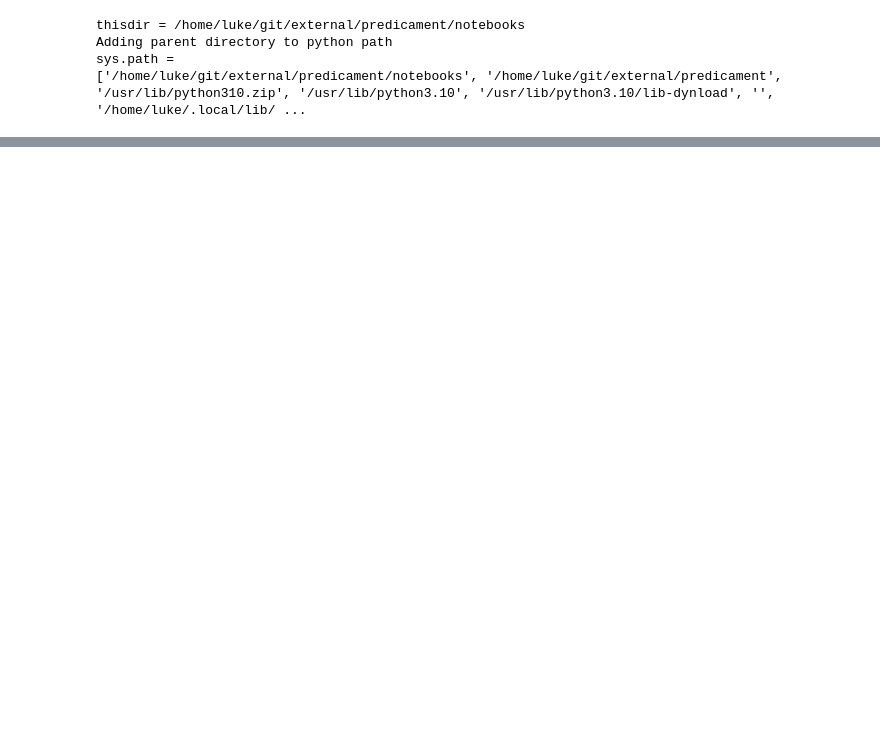
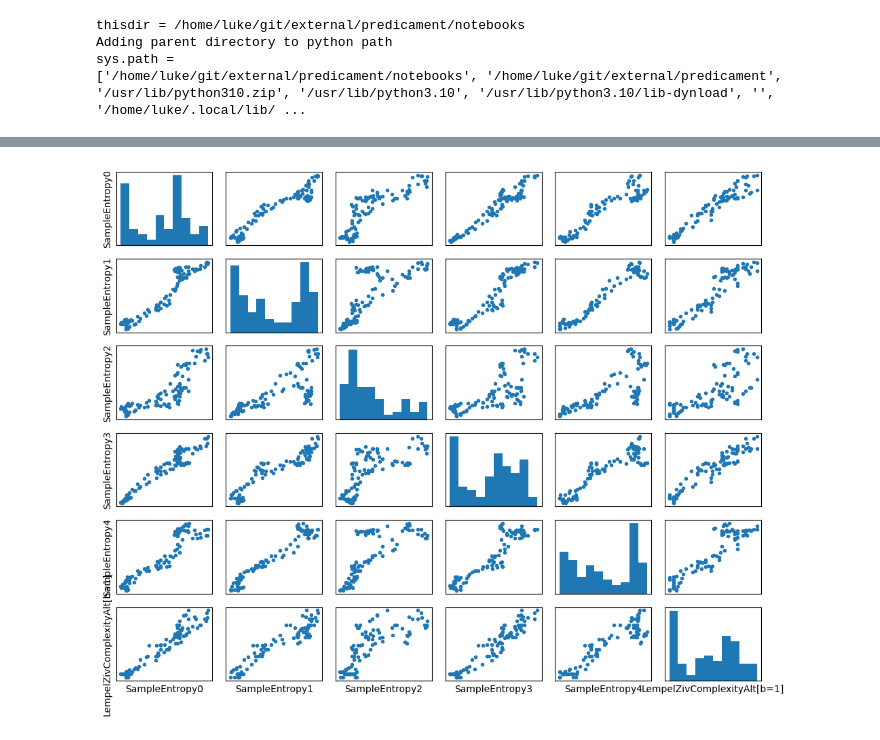
Before and after one commit to lukedickens/predicament, a Jupyter notebook: notebooks/feature_development.ipynb, the cells around one changed output, grey strips where cells are left out. Drawn from its saved outputs; the diff is of its cells as text; code cells hidden in the pictures; blank space fills up the shorter version.

```diff
--- a/notebooks/feature_development.ipynb
+++ b/notebooks/feature_development.ipynb
@@ -52,0 +102,11 @@ sys.path =
+# %%
+subdir = 'dummy'
+windowed_data_dir = os.path.join(WINDOWED_BASE_PATH,subdir)
+
+windoweddf, windowedconfig = load_dataframe_and_config(
+    windowed_data_dir, 'windowed.csv')
+# %%
+featured_data_dir = os.path.join(FEATURED_BASE_PATH,subdir)
+
+featureddf, featuredconfig = load_dataframe_and_config(
+    featured_data_dir, 'featured.csv')
@@ -490,0 +344,9 @@ Name: mean_test_score, dtype: float64
+# %%
+data = windoweddf.iloc[:,3:].to_numpy()
+N = data.shape[0]
+data_tens = data.reshape((N, n_channels, -1))
+amp_mins = np.min(data_tens, axis=(0,2))
+amp_maxes = np.max(data_tens, axis=(0,2))
+i = 0
+X = data[i].reshape((n_channels,-1))
+X.shape
@@ -490,0 +536,24 @@ Name: mean_test_score, dtype: float64
+# %%
+import matplotlib.pyplot as plt
+
+feature_names = list([col for col in featureddf.columns if 'SampleEntropy' in col or 'LempelZivComplexityAlt' in col] )
+feature_data = featureddf[feature_names].to_numpy()
+
+N,F = feature_data.shape
+fig, axgrid = plt.subplots(F,F, figsize=(10,8))
+for i in range(F):
+    for j in range(F):
+        if i != j:
+            axgrid[i,j].scatter(feature_data[:,j],feature_data[:,i], marker='.')
+        else:
+            axgrid[i,i].hist(feature_data[:,i])
+        axgrid[i,j].set_xticks([])
+        axgrid[i,j].set_yticks([])
+
+        if j == 0:
+            axgrid[i,j].set_ylabel(feature_names[i])
+        if i == F-1:
+            axgrid[i,j].set_xlabel(feature_names[j])
+plt.tight_layout()
+# %% [output]
+[figure, added]
```
Also changed, not shown: parts of 61 cells of this notebook, 9 other files.
